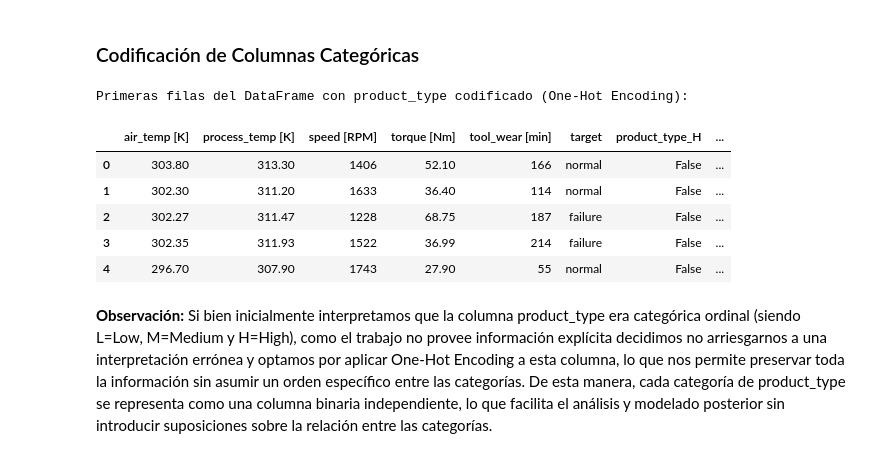
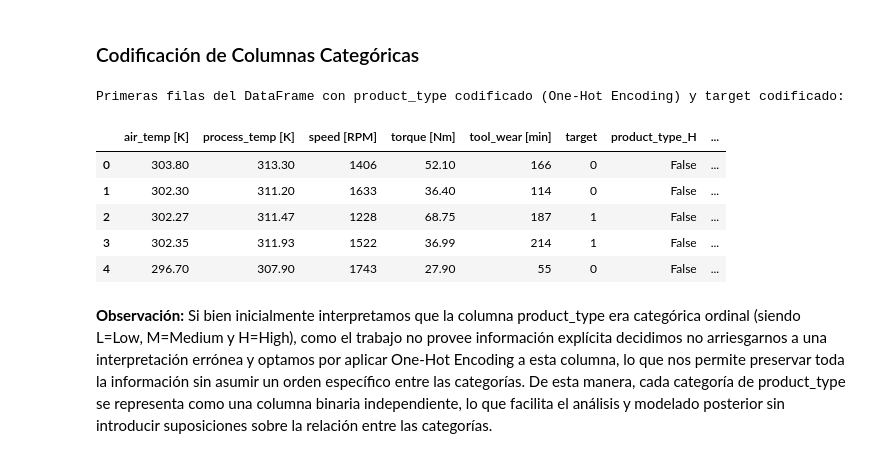
Before and after one commit to gonzag8/TP-Ciencia-de-Datos, a Jupyter notebook: Core/tp_cdd.ipynb, the cells around one changed output. Cells and saved outputs as stored; diff of their text form; code cells hidden in the pictures.

```diff
--- a/Core/tp_cdd.ipynb
+++ b/Core/tp_cdd.ipynb
@@ -378,18 +378,22 @@ df = df.drop(columns=['idx', 'parent_device_id'])
 # %%
 # Aplicar One-Hot Encoding a la columna product_type
 df = pd.get_dummies(df, columns=['product_type'], prefix='product_type', drop_first=False)
 
+# Codificación de la variable objetivo (Target)
+# Convertimos los valores string a numéricos (0 y 1) para que los modelos puedan procesarlos
+df['target'] = df['target'].map({'normal': 0, 'failure': 1})
+
 # Verificar el resultado
-print("\nPrimeras filas del DataFrame con product_type codificado (One-Hot Encoding):")
+print("\nPrimeras filas del DataFrame con product_type codificado (One-Hot Encoding) y target codificado:")
 df.head()
 # %% [output]
-Primeras filas del DataFrame con product_type codificado (One-Hot Encoding):
+Primeras filas del DataFrame con product_type codificado (One-Hot Encoding) y target codificado:
 |  | air_temp [K] | process_temp [K] | speed [RPM] | torque [Nm] | tool_wear [min] | target | product_type_H | ... |
-| 0 | 303.80 | 313.30 | 1406 | 52.10 | 166 | normal | False | ... |
-| 1 | 302.30 | 311.20 | 1633 | 36.40 | 114 | normal | False | ... |
-| 2 | 302.27 | 311.47 | 1228 | 68.75 | 187 | failure | False | ... |
-| 3 | 302.35 | 311.93 | 1522 | 36.99 | 214 | failure | False | ... |
-| 4 | 296.70 | 307.90 | 1743 | 27.90 | 55 | normal | False | ... |
+| 0 | 303.80 | 313.30 | 1406 | 52.10 | 166 | 0 | False | ... |
+| 1 | 302.30 | 311.20 | 1633 | 36.40 | 114 | 0 | False | ... |
+| 2 | 302.27 | 311.47 | 1228 | 68.75 | 187 | 1 | False | ... |
+| 3 | 302.35 | 311.93 | 1522 | 36.99 | 214 | 1 | False | ... |
+| 4 | 296.70 | 307.90 | 1743 | 27.90 | 55 | 0 | False | ... |
 # %% [markdown]
 **Observación:** Si bien inicialmente interpretamos que la columna product_type era categórica ordinal (siendo L=Low, M=Medium y H=High), como el trabajo no provee información explícita decidimos no arriesgarnos a una interpretación errónea y optamos por aplicar One-Hot Encoding a esta columna, lo que nos permite preservar toda la información sin asumir un orden específico entre las categorías. De esta manera, cada categoría de product_type se representa como una columna binaria independiente, lo que facilita el análisis y modelado posterior sin introducir suposiciones sobre la relación entre las categorías.
 # %% [markdown]
```
Also changed, not shown: parts of 27 cells of this notebook, 2 other files.
